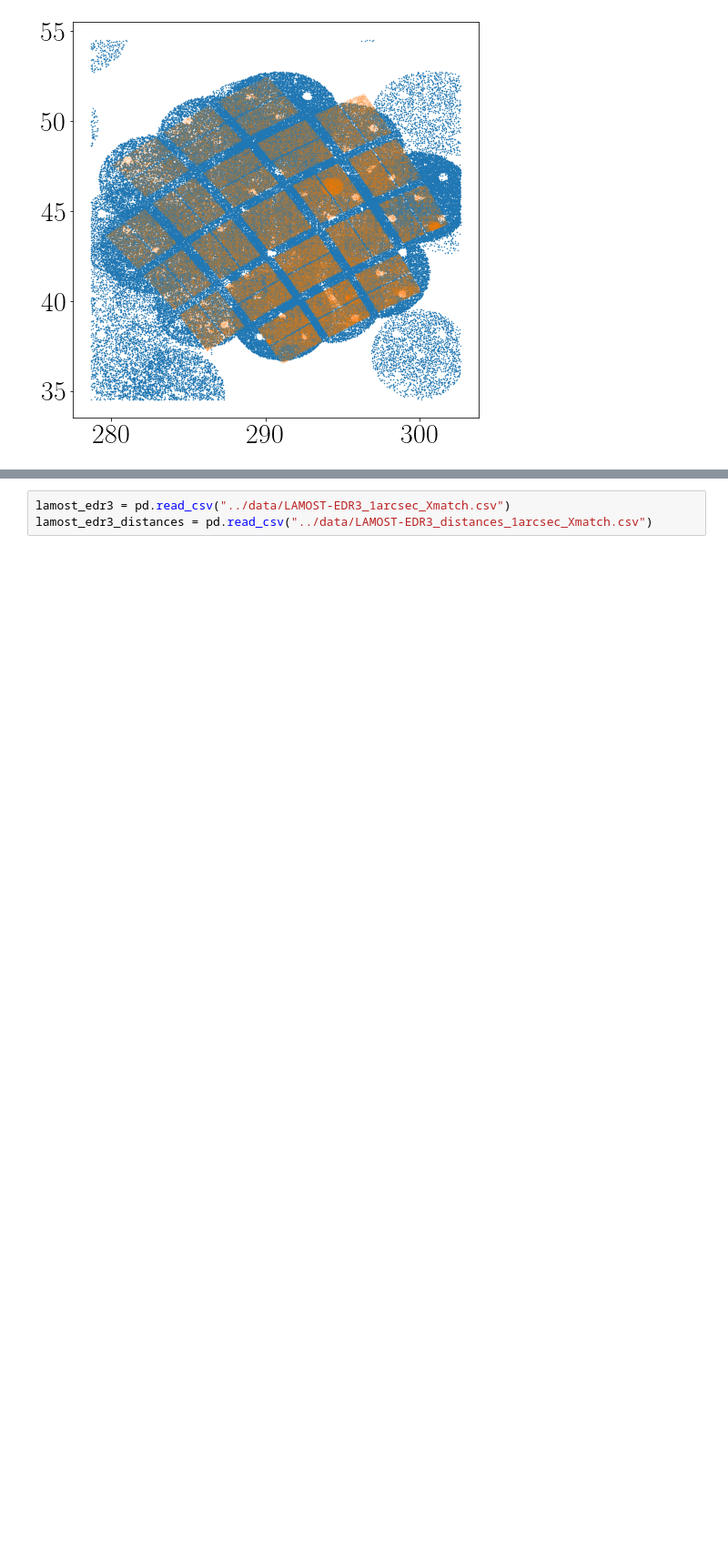
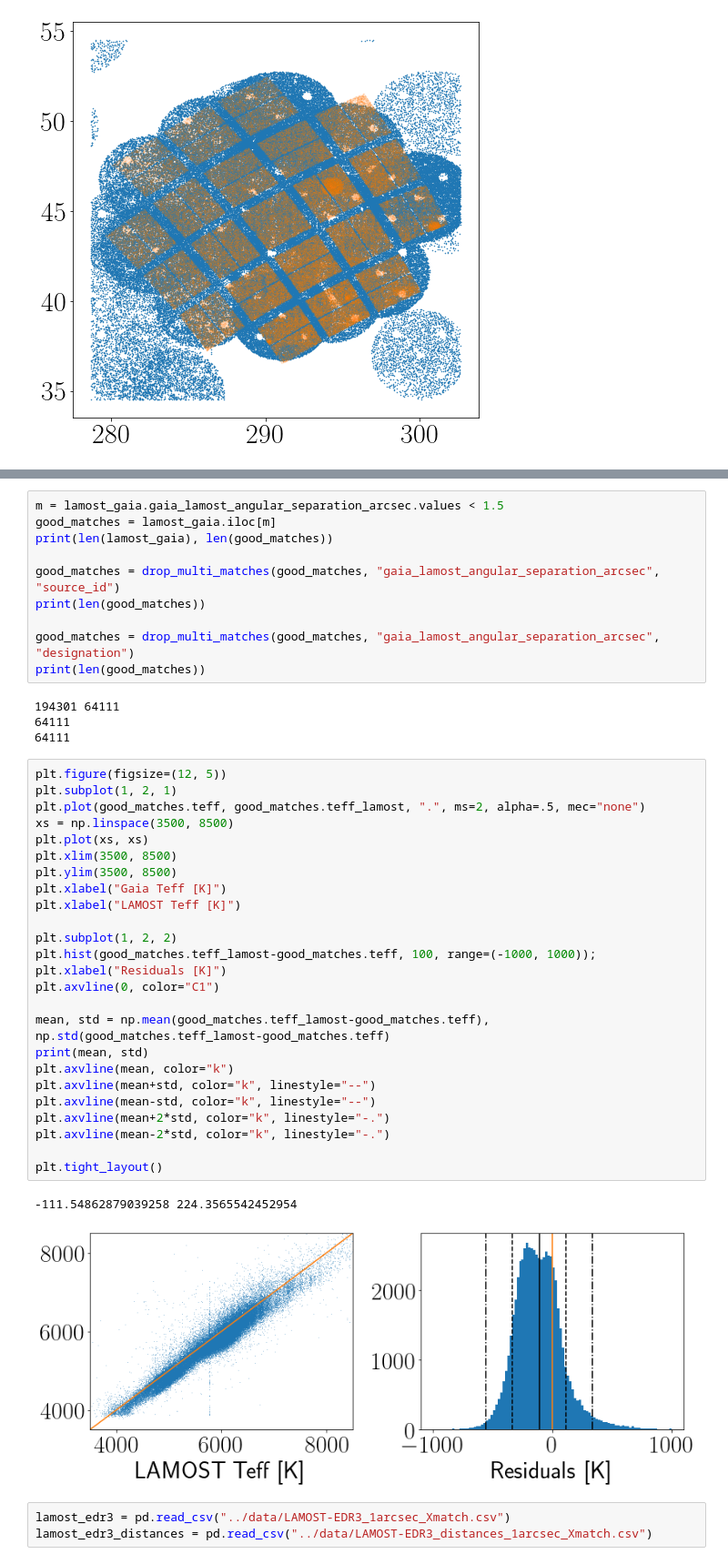
Before and after one commit to RuthAngus/kepler_kinematics, a Jupyter notebook: notebooks/Lamost_xmatching.ipynb, the cells around one changed output, grey strips where cells are left out. Shown at 91% size. Saved outputs shown, nothing was run; the diff lists cells and outputs as text; blank space fills up the shorter version.

```diff
--- a/notebooks/Lamost_xmatching.ipynb
+++ b/notebooks/Lamost_xmatching.ipynb
@@ -144,3 +177,45 @@ len(gaia_coords)
+# %%
+m = lamost_gaia.gaia_lamost_angular_separation_arcsec.values < 1.5
+good_matches = lamost_gaia.iloc[m]
+print(len(lamost_gaia), len(good_matches))
+
+good_matches = drop_multi_matches(good_matches, "gaia_lamost_angular_separation_arcsec", "source_id")
+print(len(good_matches))
+
+good_matches = drop_multi_matches(good_matches, "gaia_lamost_angular_separation_arcsec", "designation")
+print(len(good_matches))
+# %% [output]
+194301 64111
+64111
+64111
+# %%
+plt.figure(figsize=(12, 5))
+plt.subplot(1, 2, 1)
+plt.plot(good_matches.teff, good_matches.teff_lamost, ".", ms=2, alpha=.5, mec="none")
+xs = np.linspace(3500, 8500)
+plt.plot(xs, xs)
+plt.xlim(3500, 8500)
+plt.ylim(3500, 8500)
+plt.xlabel("Gaia Teff [K]")
+plt.xlabel("LAMOST Teff [K]")
+
+plt.subplot(1, 2, 2)
+plt.hist(good_matches.teff_lamost-good_matches.teff, 100, range=(-1000, 1000));
+plt.xlabel("Residuals [K]")
+plt.axvline(0, color="C1")
+
+mean, std = np.mean(good_matches.teff_lamost-good_matches.teff), np.std(good_matches.teff_lamost-good_matches.teff)
+print(mean, std)
+plt.axvline(mean, color="k")
+plt.axvline(mean+std, color="k", linestyle="--")
+plt.axvline(mean-std, color="k", linestyle="--")
+plt.axvline(mean+2*std, color="k", linestyle="-.")
+plt.axvline(mean-2*std, color="k", linestyle="-.")
+
+plt.tight_layout()
+# %% [output]
+-111.54862879039258 224.3565542452954
+[figure, added]
 # %%
 lamost_edr3 = pd.read_csv("../data/LAMOST-EDR3_1arcsec_Xmatch.csv")
 lamost_edr3_distances = pd.read_csv("../data/LAMOST-EDR3_distances_1arcsec_Xmatch.csv")
```
Also changed, not shown: parts of 16 cells of this notebook, 1 other file.
